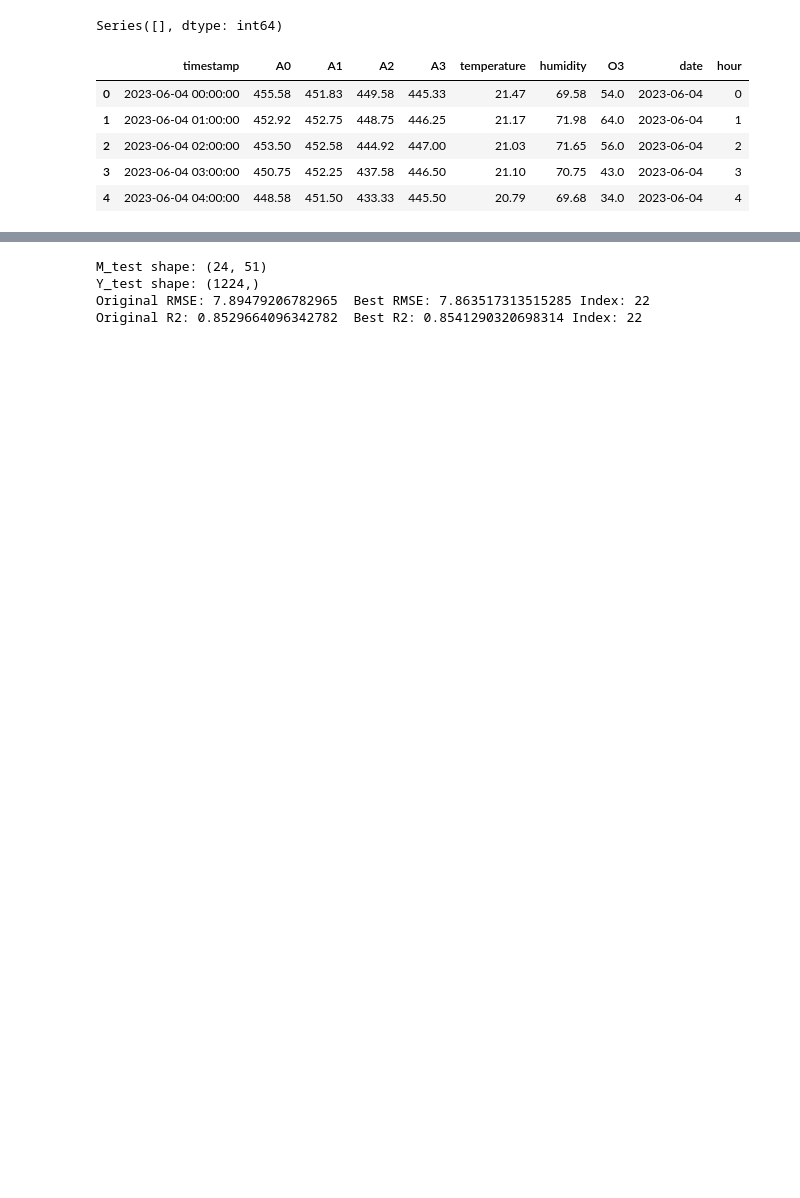
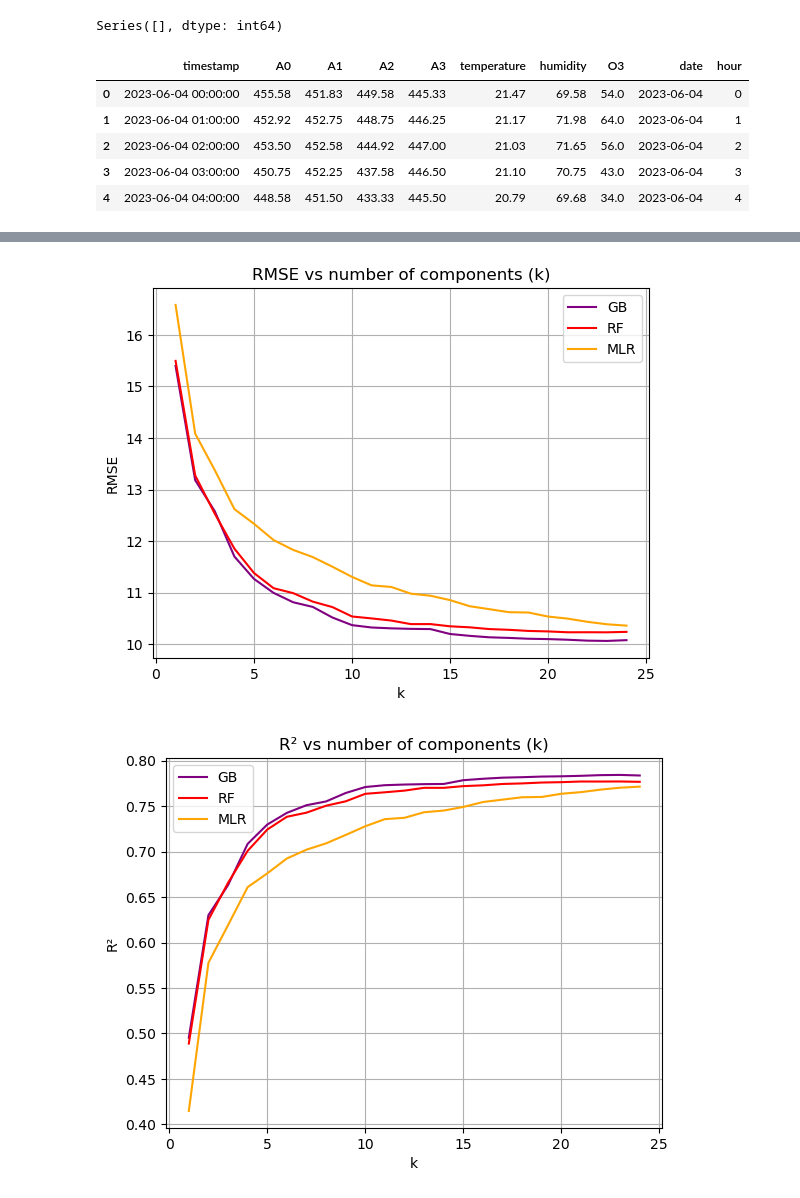
Before and after one commit to xarti55/SANS-IoT_calibration_analysis_and_denoising, a Jupyter notebook: src/denoising/denoising.ipynb, the cells around one changed output, grey strips where cells are left out. Saved outputs shown, nothing was run; the diff lists cells and outputs as text; code cells hidden in the pictures; blank space fills up the shorter version.

```diff
--- a/src/denoising/denoising.ipynb
+++ b/src/denoising/denoising.ipynb
@@ -220,39 +286,31 @@ Vt_ref shape: (80, 80)
-# %%
-"""
-Find the best RMSE compared to the one obtained when not denoising
-"""
-
-RMSE_k_ref = []
-R2_k_ref = []
-
-# Matrice with the predicted values for the testing days
-# Expected shape: R(N, test_days), R(24, 51)
-M_test = np.array(test['predicted'].values.reshape(testing_days, 24)).T
-print("M_test shape:", M_test.shape)
-
-# Real values
-# Expected shape: R(test_days * 24), R(1224)
-y_test = test[target_col]
-print("Y_test shape:", y_test.shape)
-
-
-for k in range(1, 25):
-    # Expected shape: R(N, k), (24, k)
-    U_r = U_ref[:, :k]
-    if U_r.shape != (24, k):
-        print("Shape not correct")
-
-    hat_x = M_test - Lambda_ref
-    M_denoised = Lambda_ref + (U_r @ (U_r.T @ hat_x))
-    y_denoised = M_denoised.flatten(order='f')
-
-    RMSE_k_ref.append(np.sqrt(mean_squared_error(y_test, y_denoised)))
-    R2_k_ref.append(r2_score(y_test, y_denoised))
-
-print("Original RMSE:", RMSE_k_ref[-1], " Best RMSE:", min(RMSE_k_ref), "Index:" , np.argmin(RMSE_k_ref))
-print("Original R2:", R2_k_ref[-1], " Best R2:", max(R2_k_ref), "Index:", np.argmax(R2_k_ref))
-# %% [output]
-M_test shape: (24, 51)
-Y_test shape: (1224,)
-Original RMSE: 7.89479206782965  Best RMSE: 7.863517313515285 Index: 22
-Original R2: 0.8529664096342782  Best R2: 0.8541290320698314 Index: 22
+# %%
+k_values = range(1, len(RMSE_k_gb) + 1)
+
+# -------- RMSE plot --------
+plt.figure()
+plt.plot(k_values, RMSE_k_gb, color='purple', label="GB")
+plt.plot(k_values, RMSE_k_rf, color='red', label="RF")
+plt.plot(k_values, RMSE_k_mlr, color='orange', label="MLR")
+plt.xlabel("k")
+plt.ylabel("RMSE")
+plt.title("RMSE vs number of components (k)")
+plt.legend()
+plt.grid(True)
+plt.savefig("images/denoising_LCS_RMSE.png", dpi=300)
+plt.show()
+
+# -------- R² plot --------
+plt.figure()
+plt.plot(k_values, R2_k_gb, color='purple', label="GB")
+plt.plot(k_values, R2_k_rf, color='red', label="RF")
+plt.plot(k_values, R2_k_mlr, color='orange',  label="MLR")
+plt.xlabel("k")
+plt.ylabel("R²")
+plt.title("R² vs number of components (k)")
+plt.legend()
+plt.grid(True)
+plt.savefig("images/denoising_LCS_R2.png", dpi=300)
+plt.show()
+# %% [output]
+[figure, added]
+[figure, added]
```
Also changed, not shown: parts of 10 cells of this notebook, 5 other files.
